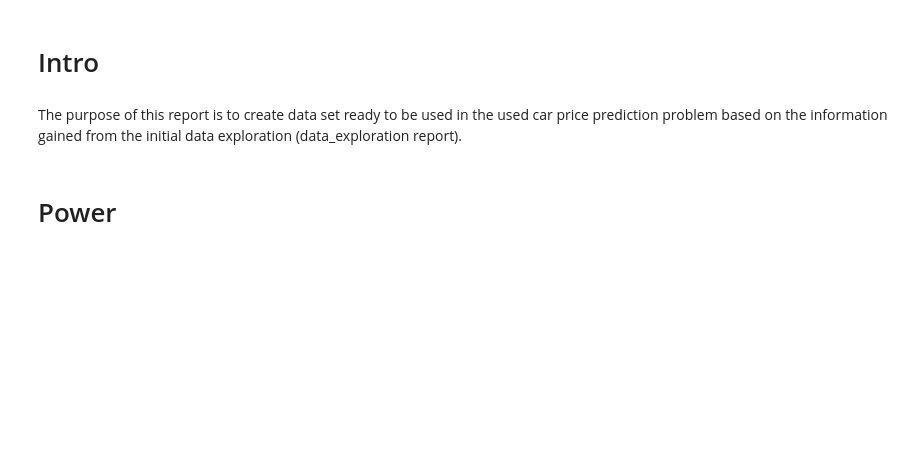
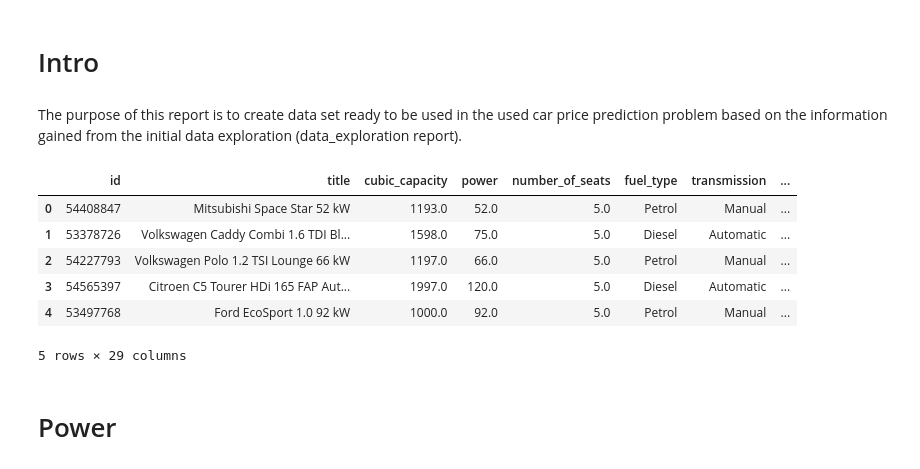
Before and after one commit to honzaz1234/ml_cars, a Jupyter notebook: reports/data_cleaning.ipynb, the cells around one changed output. Cells and saved outputs as stored; diff of their text form; code cells hidden in the pictures; blank space fills up the shorter version.

Commit message:
bug fixes in data cleaning and data exploration

```diff
--- a/reports/data_cleaning.ipynb
+++ b/reports/data_cleaning.ipynb
@@ -50,8 +63,15 @@ The purpose of this report is to create data set ready to be used in the used ca
 # %%
 #read data
 data = pd.read_csv("../data/car_data.csv", encoding = "ISO-8859-1")
 data.head()
-features_df = pd.read_csv('../data/features_df.csv')
+# %% [output]
+|  | id | title | cubic_capacity | power | number_of_seats | fuel_type | transmission | ... |
+| 0 | 54408847 | Mitsubishi Space Star 52 kW | 1193.0 | 52.0 | 5.0 | Petrol | Manual | ... |
+| 1 | 53378726 | Volkswagen Caddy Combi 1.6 TDI Bl... | 1598.0 | 75.0 | 5.0 | Diesel | Automatic | ... |
+| 2 | 54227793 | Volkswagen Polo 1.2 TSI Lounge 66 kW | 1197.0 | 66.0 | 5.0 | Petrol | Manual | ... |
+| 3 | 54565397 | Citroen C5 Tourer HDi 165 FAP Aut... | 1997.0 | 120.0 | 5.0 | Diesel | Automatic | ... |
+| 4 | 53497768 | Ford EcoSport 1.0 92 kW | 1000.0 | 92.0 | 5.0 | Petrol | Manual | ... |
+5 rows × 29 columns
 # %%
 #new data_frame
 cleaned_df = pd.DataFrame()
```
Also changed, not shown: parts of 15 cells of this notebook, 2 other files.
